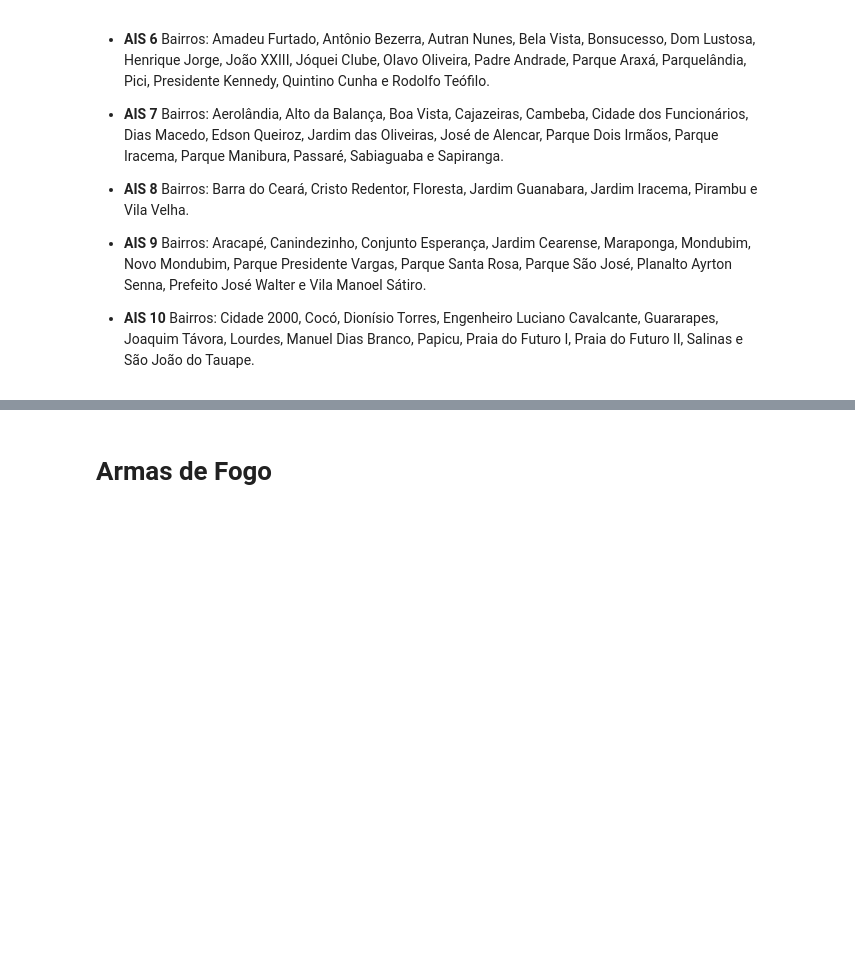
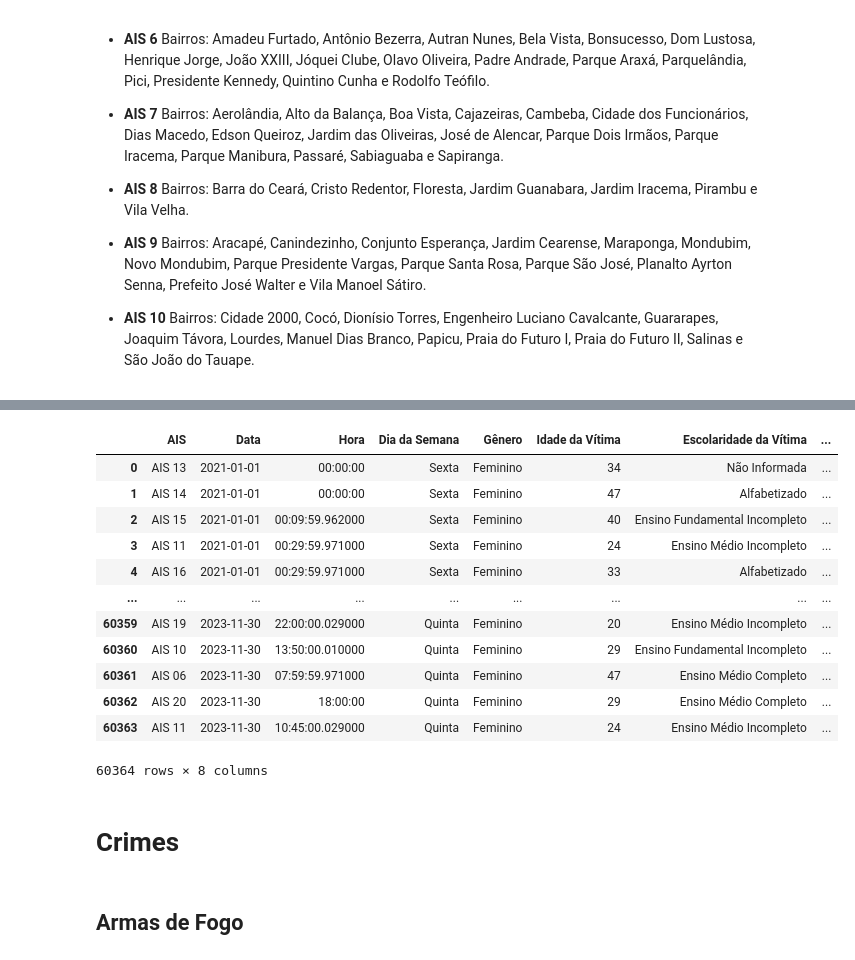
Before and after one commit to ronaldolg26/seguranca_publica_ce, a Jupyter notebook: Segurança_Pública_CE.ipynb, the cells around one changed output, grey strips where cells are left out. Saved outputs shown, nothing was run; the diff lists cells and outputs as text; code cells hidden in the pictures; blank space fills up the shorter version.

```diff
--- a/Segurança_Pública_CE.ipynb
+++ b/Segurança_Pública_CE.ipynb
@@ -94,2 +158,20 @@ df_ARMAS
+# %%
+df_mpenha
+# %% [output]
+|  | AIS | Data | Hora | Dia da Semana | Gênero | Idade da Vítima | Escolaridade da Vítima | ... |
+| 0 | AIS 13 | 2021-01-01 | 00:00:00 | Sexta | Feminino | 34 | Não Informada | ... |
+| 1 | AIS 14 | 2021-01-01 | 00:00:00 | Sexta | Feminino | 47 | Alfabetizado | ... |
+| 2 | AIS 15 | 2021-01-01 | 00:09:59.962000 | Sexta | Feminino | 40 | Ensino Fundamental Incompleto | ... |
+| 3 | AIS 11 | 2021-01-01 | 00:29:59.971000 | Sexta | Feminino | 24 | Ensino Médio Incompleto | ... |
+| 4 | AIS 16 | 2021-01-01 | 00:29:59.971000 | Sexta | Feminino | 33 | Alfabetizado | ... |
+| ... | ... | ... | ... | ... | ... | ... | ... | ... |
+| 60359 | AIS 19 | 2023-11-30 | 22:00:00.029000 | Quinta | Feminino | 20 | Ensino Médio Incompleto | ... |
+| 60360 | AIS 10 | 2023-11-30 | 13:50:00.010000 | Quinta | Feminino | 29 | Ensino Fundamental Incompleto | ... |
+| 60361 | AIS 06 | 2023-11-30 | 07:59:59.971000 | Quinta | Feminino | 47 | Ensino Médio Completo | ... |
+| 60362 | AIS 20 | 2023-11-30 | 18:00:00 | Quinta | Feminino | 29 | Ensino Médio Completo | ... |
+| 60363 | AIS 11 | 2023-11-30 | 10:45:00.029000 | Quinta | Feminino | 24 | Ensino Médio Incompleto | ... |
+60364 rows × 8 columns
+# %% [markdown]
+# Crimes
 # %% [markdown]
-# Armas de Fogo
+## Armas de Fogo
```
Also changed, not shown: parts of 90 cells of this notebook.
